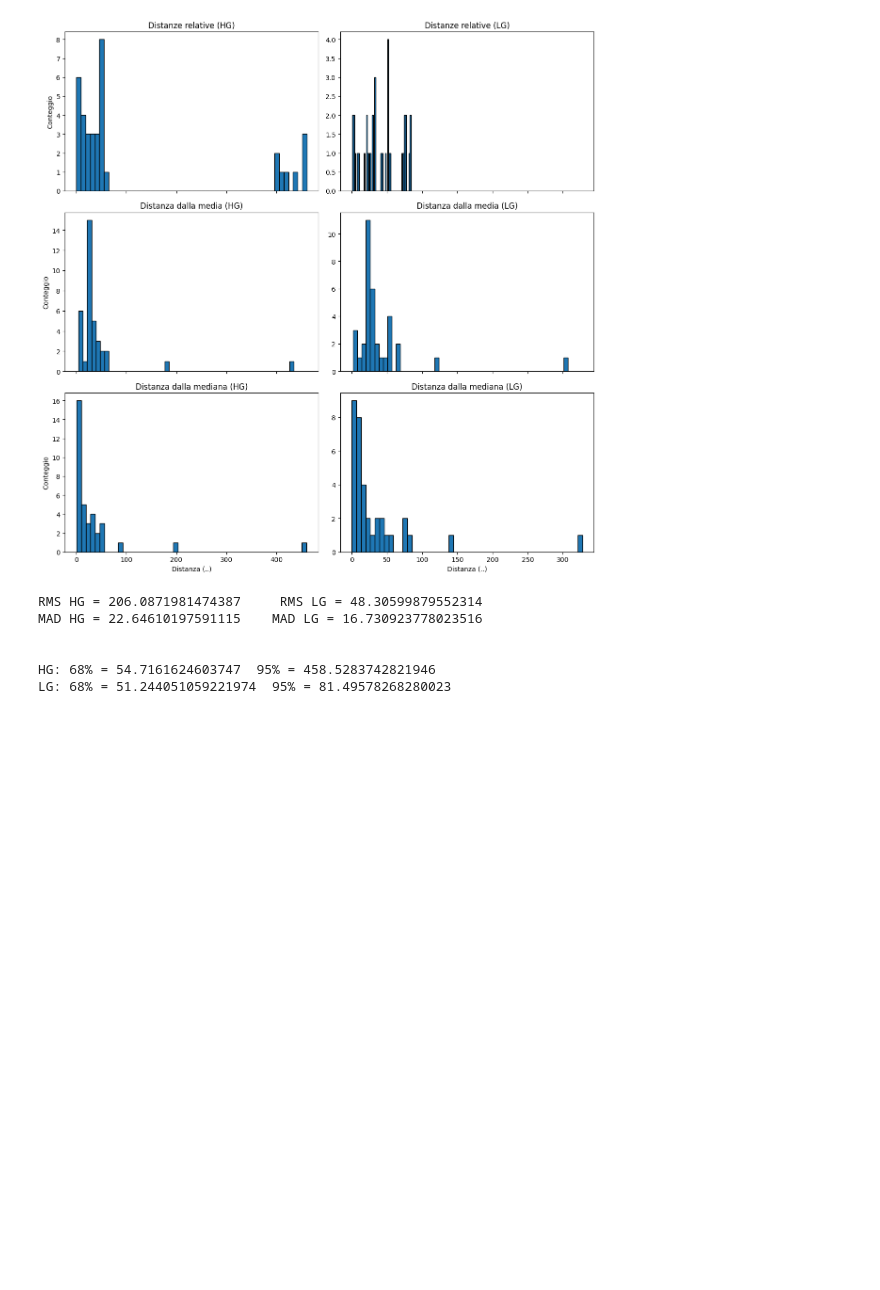
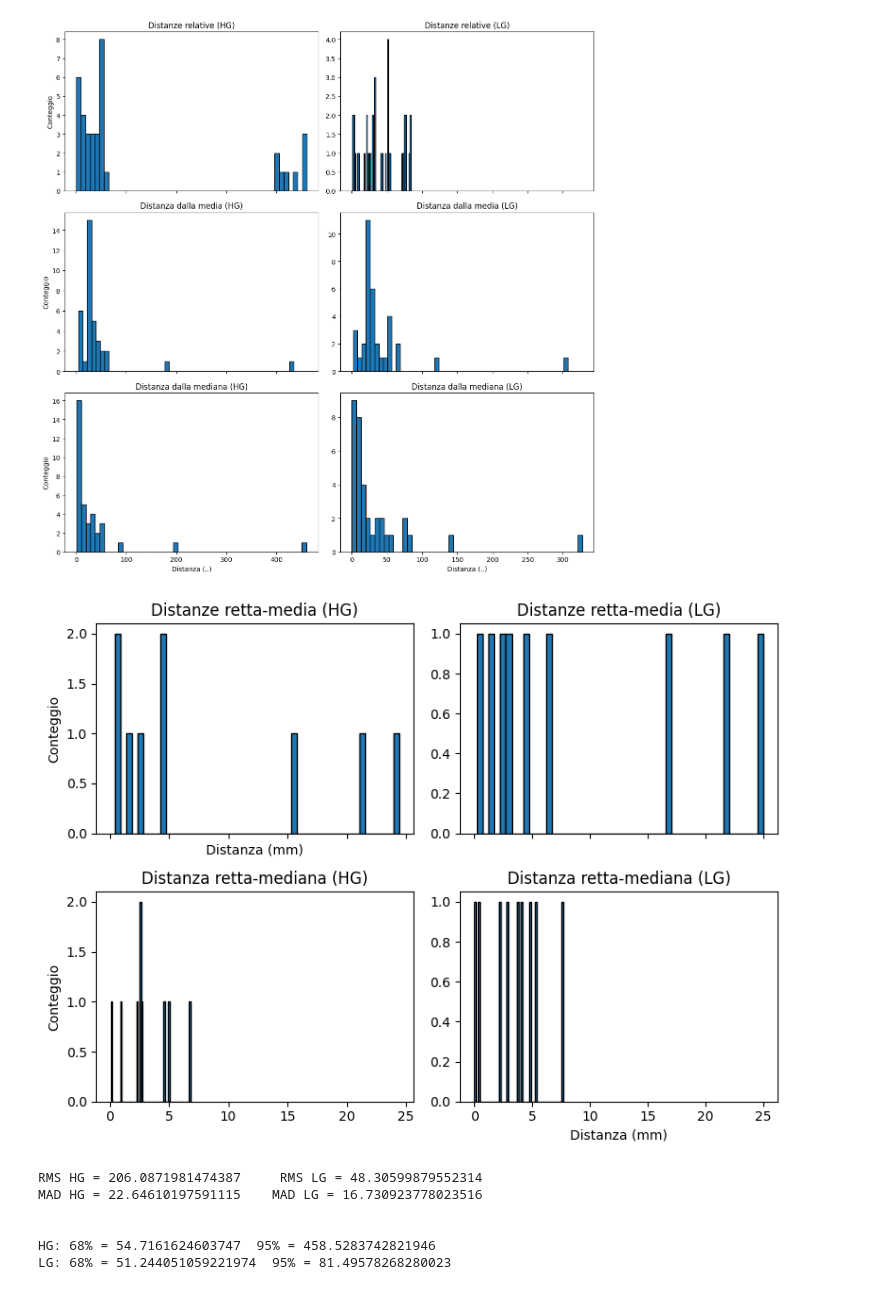
Before and after one commit to mfrancescangeli1/ASTRI, a Jupyter notebook: ev0_singleevent_1.ipynb, the cells around one changed output. Cells and saved outputs as stored; diff of their text form; code cells hidden in the pictures; blank space fills up the shorter version.

```diff
--- a/ev0_singleevent_1.ipynb
+++ b/ev0_singleevent_1.ipynb
@@ -828,6 +825,89 @@ plt.tight_layout()
 plt.show()
 # %% [output]
 [figure]
+# %%
+r_mean_hg = []
+r_median_hg=[]
+for r in rette_hg:
+
+    p0 = r["p0"]
+    d  = r["d"]
+
+    # normalizzazione
+    norm_d = np.linalg.norm(d)
+    if norm_d == 0:
+        continue
+    d_unit = d / norm_d
+
+    # vettore da p0 al punto P
+    v = centro_hg - p0
+    u = median_hg - p0
+    # distanza punto–retta
+    dist_mean = abs(v[0] * d_unit[1] - v[1] * d_unit[0])
+    dist_median=abs(u[0] * d_unit[1] - u[1] * d_unit[0])
+
+    r_mean_hg.append(dist_mean)
+    r_median_hg.append(dist_median)
+r_mean_hg = np.array(r_mean_hg)
+r_median_hg= np.array(r_median_hg)
+#LG
+r_mean_lg = []
+r_median_lg=[]
+for r in rette_lg:
+
+    p0 = r["p0"]
+    d  = r["d"]
+
+    # normalizzazione
+    norm_d = np.linalg.norm(d)
+    if norm_d == 0:
+        continue
+    d_unit = d / norm_d
+
+    # vettore da p0 al punto P
+    v = centro_hg - p0
+    u = median_hg - p0
+    # distanza punto–retta
+    dist_mean = abs(v[0] * d_unit[1] - v[1] * d_unit[0])
+    dist_median=abs(u[0] * d_unit[1] - u[1] * d_unit[0])
+
+    r_mean_lg.append(dist_mean)
+    r_median_lg.append(dist_median)
+r_mean_lg = np.array(r_mean_lg)
+r_median_lg= np.array(r_median_lg)
+# -----------------------------
+# Istogramma
+# -----------------------------
+fig, axes = plt.subplots(2, 2, figsize=(8, 6), sharex='col')
+
+# -------------------- HG --------------------
+#  distanze tra coppie
+axes[0,0].hist(r_mean_hg, bins=50, edgecolor='black')
+axes[0,0].set_title("Distanze retta-media (HG)")
+axes[0,0].set_ylabel("Conteggio")
+axes[0,0].set_xlabel("Distanza (mm)")
+
+#  distanze dal baricentro
+axes[1,0].hist(r_median_hg, bins=50, edgecolor='black')
+axes[1,0].set_title("Distanza retta-mediana (HG)")
+axes[1,0].set_ylabel("Conteggio")
+
+
+
+# -------------------- LG --------------------
+#  distanze tra coppie
+axes[0,1].hist(r_mean_lg, bins=50, edgecolor='black')
+axes[0,1].set_title("Distanze retta-media (LG)")
+
+#  distanze dal baricentro
+axes[1,1].hist(r_median_lg, bins=50, edgecolor='black')
+axes[1,1].set_title("Distanza retta-mediana (LG)")
+axes[1,1].set_xlabel("Distanza (mm)")
+
+plt.tight_layout()
+plt.show()
+# %% [output]
+[figure, added]
 # %%
 #root mean square
 RMS_hg = np.sqrt(np.mean(dists_hg**2))
```
Also changed, not shown: parts of 2 cells of this notebook, 3 other files.
